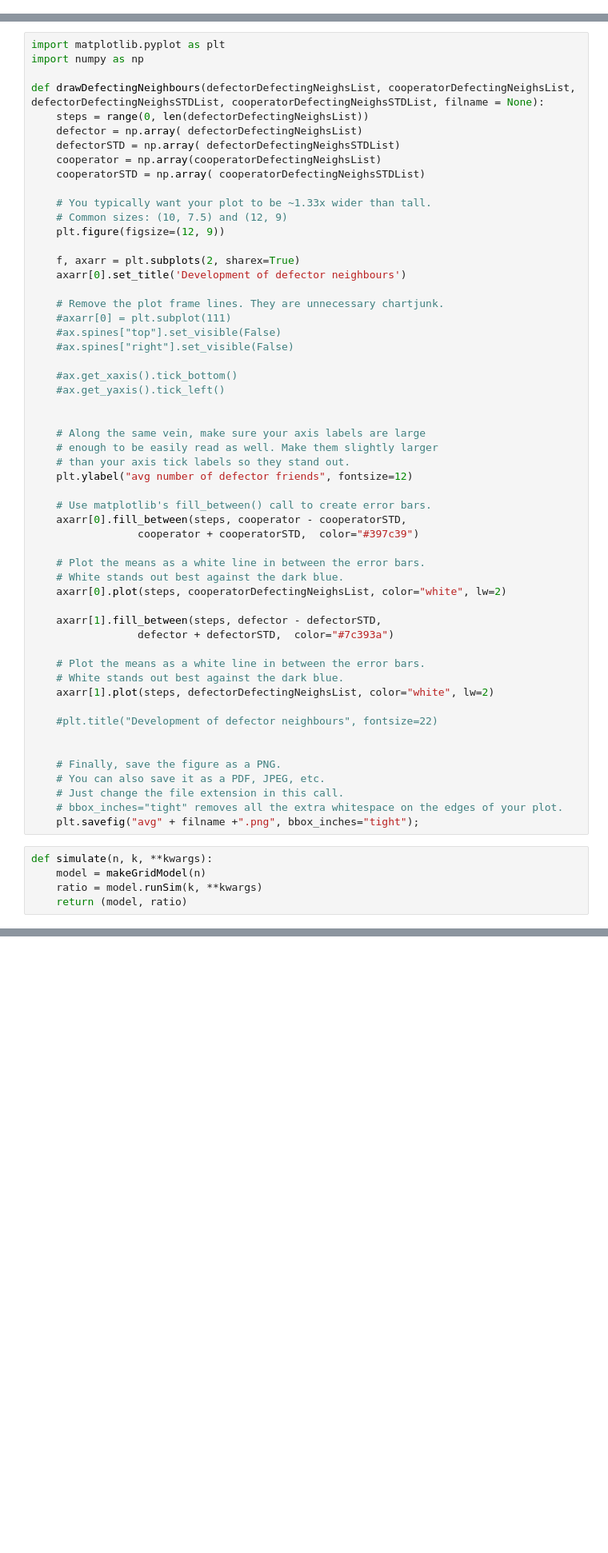
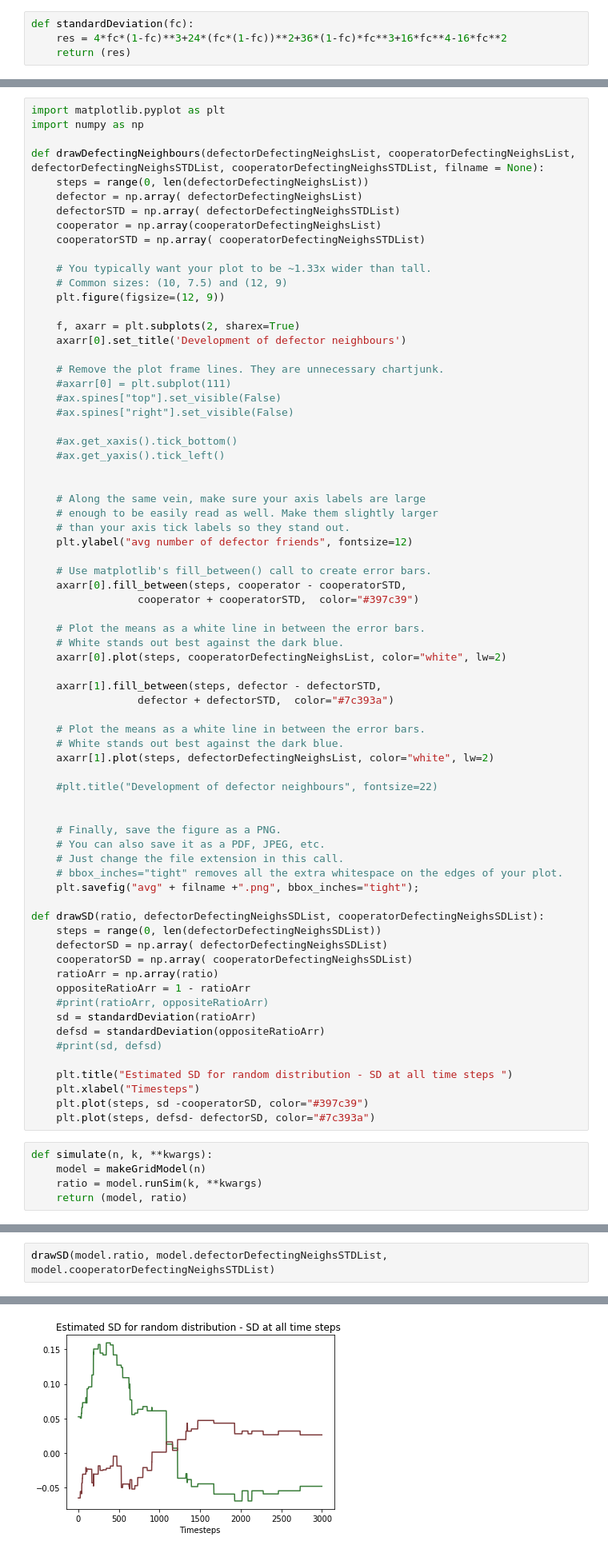
Before and after one commit to sigridbra/project-collective-altruism, a Jupyter notebook: iter2-dynamic-network.ipynb, the cells around one changed output, grey strips where cells are left out. Shown: that part at 80% size. Cells and saved outputs as stored; diff of their text form; blank space fills up the shorter version.

```diff
--- a/iter2-dynamic-network.ipynb
+++ b/iter2-dynamic-network.ipynb
@@ -28,3 +28,7 @@ class Agent:
 
     def addInteractionGiven(self):
         self.interactionsGiven +=1
+# %%
+def standardDeviation(fc):
+    res = 4*fc*(1-fc)**3+24*(fc*(1-fc))**2+36*(1-fc)*fc**3+16*fc**4-16*fc**2
+    return (res)
@@ -230,6 +292,22 @@ def drawDefectingNeighbours(defectorDefectingNeighsList, cooperatorDefectingNeig
     # Just change the file extension in this call.
     # bbox_inches="tight" removes all the extra whitespace on the edges of your plot.
     plt.savefig("avg" + filname +".png", bbox_inches="tight");
+
+def drawSD(ratio, defectorDefectingNeighsSDList, cooperatorDefectingNeighsSDList):
+    steps = range(0, len(defectorDefectingNeighsSDList))
+    defectorSD = np.array( defectorDefectingNeighsSDList)
+    cooperatorSD = np.array( cooperatorDefectingNeighsSDList)
+    ratioArr = np.array(ratio)
+    oppositeRatioArr = 1 - ratioArr
+    #print(ratioArr, oppositeRatioArr)
+    sd = standardDeviation(ratioArr)
+    defsd = standardDeviation(oppositeRatioArr)
+    #print(sd, defsd)
+
+    plt.title("Estimated SD for random distribution - SD at all time steps ")
+    plt.xlabel("Timesteps")
+    plt.plot(steps, sd -cooperatorSD, color="#397c39")
+    plt.plot(steps, defsd- defectorSD, color="#7c393a")
 # %%
 def simulate(n, k, **kwargs):
     model = makeGridModel(n)
@@ -307,0 +388,3 @@ print(model.countCooperatorRatio())
+# %%
+drawSD(model.ratio, model.defectorDefectingNeighsSTDList, model.cooperatorDefectingNeighsSTDList)
+# %% [output]
@@ -307,0 +393 @@ print(model.countCooperatorRatio())
+[figure, added]
```
Also changed, not shown: parts of 18 cells of this notebook, 1 other file.
